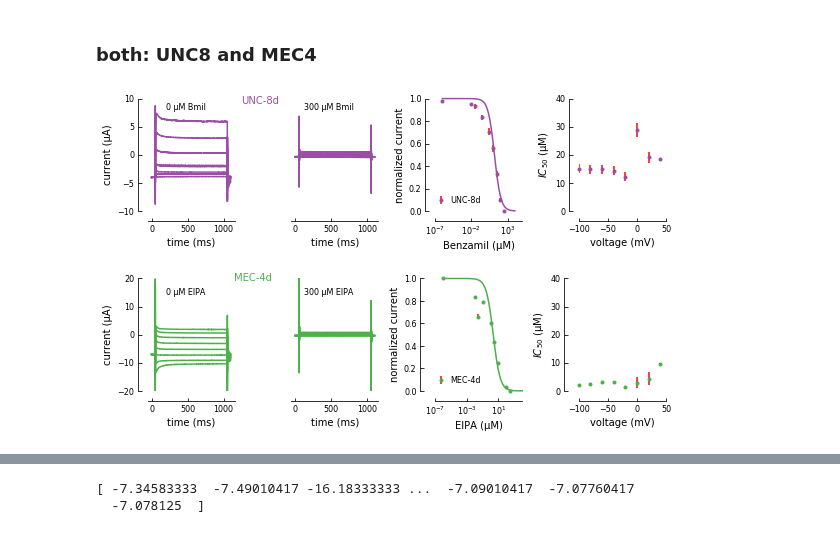
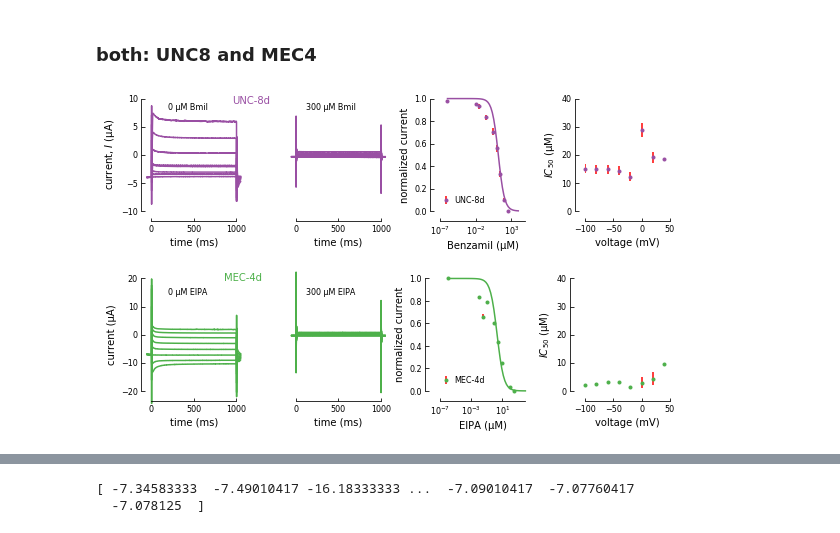
Before and after one commit to sfechner/JupyterNotebooksDEGENaCPharm, a Jupyter notebook: DoseResponseDATA.ipynb, the cells around one changed output, grey strips where cells are left out. Cells and saved outputs as stored; diff of their text form; code cells hidden in the pictures.

```diff
--- a/DoseResponseDATA.ipynb
+++ b/DoseResponseDATA.ipynb
@@ -73,6 +73,7 @@ AxisLabelSize = 10
 AxisLegendSize = 8
 SizeOfMarker = 3
 ErrorColor = 'red'
+ModTime = np.arange(0-50,1100-50,1)
 # %% [markdown]
 ### load specific sheets from excel file
 # %%
@@ -1048,11 +1053,11 @@ fig = plt.figure(figsize=(9, 2.2))
 
 ax1 = plt.subplot(1,4,1)
 for m in range(0,8):
-    plt.plot(Aspmg419BeforeMEAN[m][300:1400], color = colorsSINGLES[0])
+    plt.plot(ModTime,Aspmg419BeforeMEAN[m][300:1400], color = colorsSINGLES[0],clip_on=False)
 
 ax2 = plt.subplot(1,4,2)
 for n in range(0,8):
-    plt.plot(Aspmg419AspMEAN[n][300:1400], color = colorsSINGLES[0])
+    plt.plot(ModTime,Aspmg419AspMEAN[n][300:1400], color = colorsSINGLES[0],clip_on=False)
 
 # ax3 = plt.subplot(1,4,3)
 # plt.xscale('log')
@@ -1063,6 +1068,7 @@ for n in range(0,8):
 
 ##############
 ax1.set_ylim([-20, 20])
+ax1.set_xlim([0, 1000])
 ax1.text(220, 14, '0 µM Asp',fontsize=AxisLegendSize)#numbers are the values on the axes
 # ax1.set_ylim([-150, 150])
 #ax1.set_xlim([300, 1400])
@@ -1079,12 +1085,13 @@ ax1.get_xaxis().set_tick_params(direction='in')
 ax1.tick_params(axis='both', which='major', labelsize=AxisTickLabelSize)
 
 ax1.set_xlabel('time (ms)',fontsize=AxisLabelSize)
-ax1.set_ylabel('current (µA)',fontsize=AxisLabelSize)
+ax1.set_ylabel('current, $\it{I}$ (µA)',fontsize=AxisLabelSize)
 #ax1.spines['bottom'].set_visible(False)
 #ax1.xaxis.set_visible(False)
 
 ##### ax2
 ax2.set_ylim([-20, 20])
+ax2.set_xlim([0, 1000])
 ax2.text(220, 14,  '700 µM Asp',fontsize=AxisLegendSize)
 # ax1.set_ylim([-150, 150])
 #ax1.set_xlim([300, 1400])
@@ -1265,11 +1272,11 @@ fig = plt.figure(figsize=(9, 2.2))
 
 ax1 = plt.subplot(1,4,1)
 for m in range(0,8):
-    plt.plot(Aspmg419BeforeMEAN[m][300:1400], color = colorsSINGLES[0])
+    plt.plot(ModTime,Aspmg419BeforeMEAN[m][300:1400], color = colorsSINGLES[0])
 
 ax2 = plt.subplot(1,4,2)
 for n in range(0,8):
-    plt.plot(Aspmg419AspMEAN[n][300:1400], color = colorsSINGLES[0])
+    plt.plot(ModTime,Aspmg419AspMEAN[n][300:1400], color = colorsSINGLES[0])
 
 
 ax5 = plt.subplot(1,4,3)
@@ -1932,11 +1939,11 @@ fig = plt.figure(figsize=(9, 7))
 
 ax1 = plt.subplot(2,4,5)
 for m in range(0,8):
-    plt.plot(mg419BeforeMEAN[m][300:1400], color = colorsSINGLES[0])
+    plt.plot(ModTime,mg419BeforeMEAN[m][300:1400], color = colorsSINGLES[0],clip_on=False)
 
 ax2 = plt.subplot(2,4,6)
 for n in range(0,8):
-    plt.plot(mg419EIPAMEAN[n][300:1400], color = colorsSINGLES[0])
+    plt.plot(ModTime,mg419EIPAMEAN[n][300:1400], color = colorsSINGLES[0],clip_on=False)
 
 ax3 = plt.subplot(2,4,7)
 plt.xscale('log')
@@ -1946,10 +1953,10 @@ ax4 = plt.subplot(2,4,8)
 #UNC-8D
 ax5 = plt.subplot(2,4,1)
 for i in range(0,8):
-    plt.plot(pTL69BeforeMEAN[i][300:1400], color = colorsSINGLES[1])
+    plt.plot(ModTime,pTL69BeforeMEAN[i][300:1400], color = colorsSINGLES[1],clip_on=False)
 ax6 = plt.subplot(2,4,2)
 for j in range(0,8):
-    plt.plot(pTL69BmilMEAN[j][300:1400], color = colorsSINGLES[1])
+    plt.plot(ModTime,pTL69BmilMEAN[j][300:1400], color = colorsSINGLES[1],clip_on=False)
 ax7 = plt.subplot(2,4,3)
 plt.xscale('log')
 ax8 = plt.subplot(2,4,4)
@@ -1958,7 +1965,7 @@ ax8 = plt.subplot(2,4,4)
 
 ##############
 ax1.set_ylim([-20, 20])
-#ax1.set_xlim([0, 75])
+ax1.set_xlim([0, 1000])
 ax1.text(200, 14, '0 µM EIPA', fontsize=AxisLegendSize)#numbers are the values on the axes
 # ax1.set_ylim([-150, 150])
 #ax1.set_xlim([300, 1400])
@@ -1988,7 +1995,7 @@ ax1.tick_params(axis='both', which='major', labelsize=AxisTickLabelSize)
 
 ##### ax2
 ax2.set_ylim([-20, 20])
-
+ax2.set_xlim([0, 1000])
 ax2.text(120, 14,  '300 µM EIPA',fontsize=AxisLegendSize)
 # ax1.set_ylim([-150, 150])
 #ax1.set_xlim([300, 1400])
@@ -2022,6 +2029,7 @@ ax2.tick_params(axis='both', which='major', labelsize=AxisTickLabelSize)
 #######
 ##### ax3
 ax5.set_ylim([-10, 10])
+ax5.set_xlim([0, 1000])
 ax5.text(200, 8, '0 µM Bmil', fontsize=AxisLegendSize)
 #ax1.set_xlim([300, 1400])
 ax5.spines['right'].set_visible(False)                                  # no spine at the right
@@ -2035,13 +2043,14 @@ ax5.get_yaxis().set_tick_params(direction='in')
 ax5.get_xaxis().set_tick_params(direction='in')
 # #ax1.plot([-1,20], [0,0] , 'k--', color='#000000', linewidth=1)#gray line for Zero or 1
 ax5.set_xlabel('time (ms)',fontsize=AxisLabelSize)
-ax5.set_ylabel('current (µA)',fontsize=AxisLabelSize)
+ax5.set_ylabel('current, $\it{I}$ (µA)',fontsize=AxisLabelSize)
 #ax3.spines['bottom'].set_visible(False)
 #ax3.xaxis.set_visible(False)
 ax5.tick_params(axis='both', which='major', labelsize=AxisTickLabelSize)
 
 ##### ax2
 ax6.set_ylim([-10, +10])
+ax6.set_xlim([0, 1000])
 ax6.text(120, 8,  '300 µM Bmil', fontsize=AxisLegendSize)
 # ax1.set_ylim([-150, 150])
 #ax1.set_xlim([300, 1400])
@@ -2057,7 +2066,7 @@ ax6.get_xaxis().set_tick_params(direction='in')
 # ax1.plot([-1,20], [0,0] , 'k--', color='#000000', linewidth=1)#gray line for Zero or 1
 #ax2.text(1300, 20, 'MEC-4d',color=colorsSINGLES[0])
 ax6.set_xlabel('time (ms)',fontsize=AxisLabelSize)
-ax6.set_ylabel('current (µA)',fontsize=AxisLabelSize)
+ax6.set_ylabel('current, $\it{I}$ (µA)',fontsize=AxisLabelSize)
 #ax4.spines['bottom'].set_visible(False)
 #ax4.xaxis.set_visible(False)
 ax6.spines['left'].set_visible(False)
@@ -2171,7 +2180,7 @@ ax8.tick_params(axis='both', which='major', labelsize=AxisTickLabelSize)
 #ax8.set_xticks([-100,-50,0,50,75])
 
 
-plt.gcf().subplots_adjust(bottom=0.3, left=0.1,hspace=0.6, wspace=0.65)
+plt.gcf().subplots_adjust(bottom=0.3, left=0.1,hspace=0.6, wspace=0.7)
 
 
 
@@ -2179,34 +2188,34 @@ plt.gcf().subplots_adjust(bottom=0.3, left=0.1,hspace=0.6, wspace=0.65)
 #### add Hill Equations to plot
 #def func(x, Imax, n, Km): # Hill sigmoidal equation from zunzun.com
 def Hill(x, Imax, n, Km):
     return  Imax * np.power(x, n) / (np.power(Km, n) + np.power(x, n))
 
 #HILLBLOCK
 def Hillblock(xb, Imaxb, nb, Kmb):
     return  Imaxb * np.power(Kmb, nb) / (np.power(Kmb, nb) + np.power(xb, nb))
 
 xModel = np.logspace(-6, 4) #same for all
 
 #### Mean Hill values calulated at -60 mV
 MeanHillmg419EIPA = np.array([1,  1, KmEIPAmg419['mg419-Mean-Km-EIPA'][0]]) # [n,Imax,Km]
 y_mg419EIPA = Hillblock(xModel, *MeanHillmg419EIPA) #use fittedParameters or initialParameters(or others preciously calculated)
 ####
 
 MeanHillpTL69Bmil = np.array([1,  1, KmBmilpTL69['pTL69-Mean-Km-Bmil'][0]]) # [n,Imax,Km]
 y_pTL69Bmil = Hillblock(xModel, *MeanHillpTL69Bmil) #use fittedParameters or initialParameters(or others preciously calculated)
 ####
 
 
 ### Individual curves
 ax3.plot(xModel, y_mg419EIPA, color = colorsSINGLES[0],clip_on=False)
 
 ax7.plot(xModel, y_pTL69Bmil, color = colorsSINGLES[1],clip_on=False)
 
 
 
 plt.savefig(filedirManuscript+"FigX-Supplementary"+'.pdf')
 # %% [output]
-[figure, old version]
+[figure, new version]
 # %%
 UNC8test = []
 for m in range(0,8):
```
Also changed, not shown: parts of 11 cells of this notebook, 3 other files.
